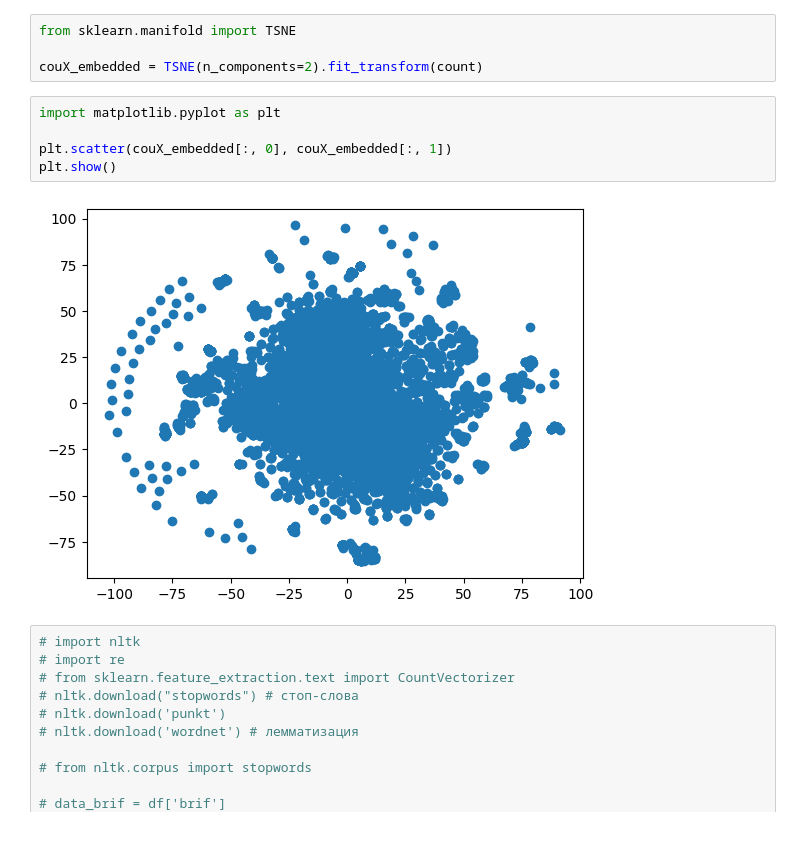
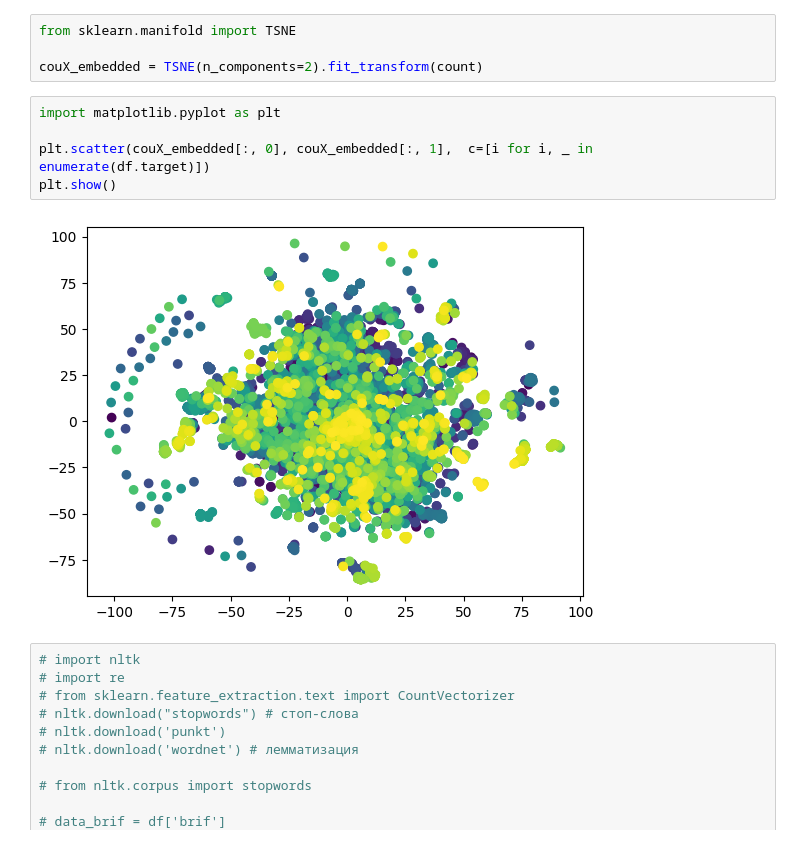
Before and after one commit to shyguuy/lab, a Jupyter notebook: Untitled1.ipynb, the cells around one changed output. Saved outputs shown, nothing was run; the diff lists cells and outputs as text.

```diff
--- a/Untitled1.ipynb
+++ b/Untitled1.ipynb
@@ -262,10 +262,10 @@ couX_embedded = TSNE(n_components=2).fit_transform(count)
 # %%
 import matplotlib.pyplot as plt
 
-plt.scatter(couX_embedded[:, 0], couX_embedded[:, 1])
+plt.scatter(couX_embedded[:, 0], couX_embedded[:, 1],  c=[i for i, _ in enumerate(df.target)])
 plt.show()
 # %% [output]
-[figure, old version]
+[figure, new version]
 # %%
 # import nltk
 # import re
```
